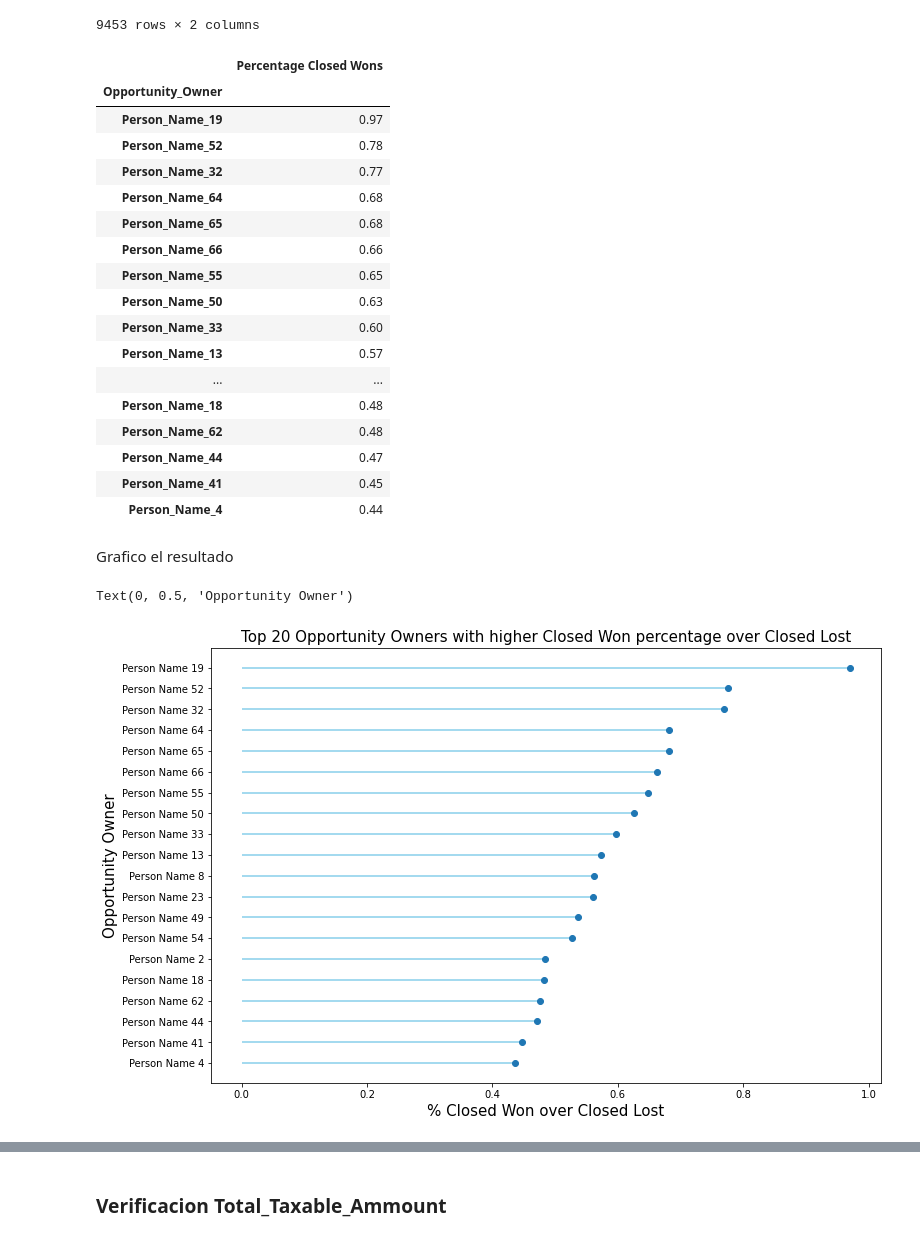
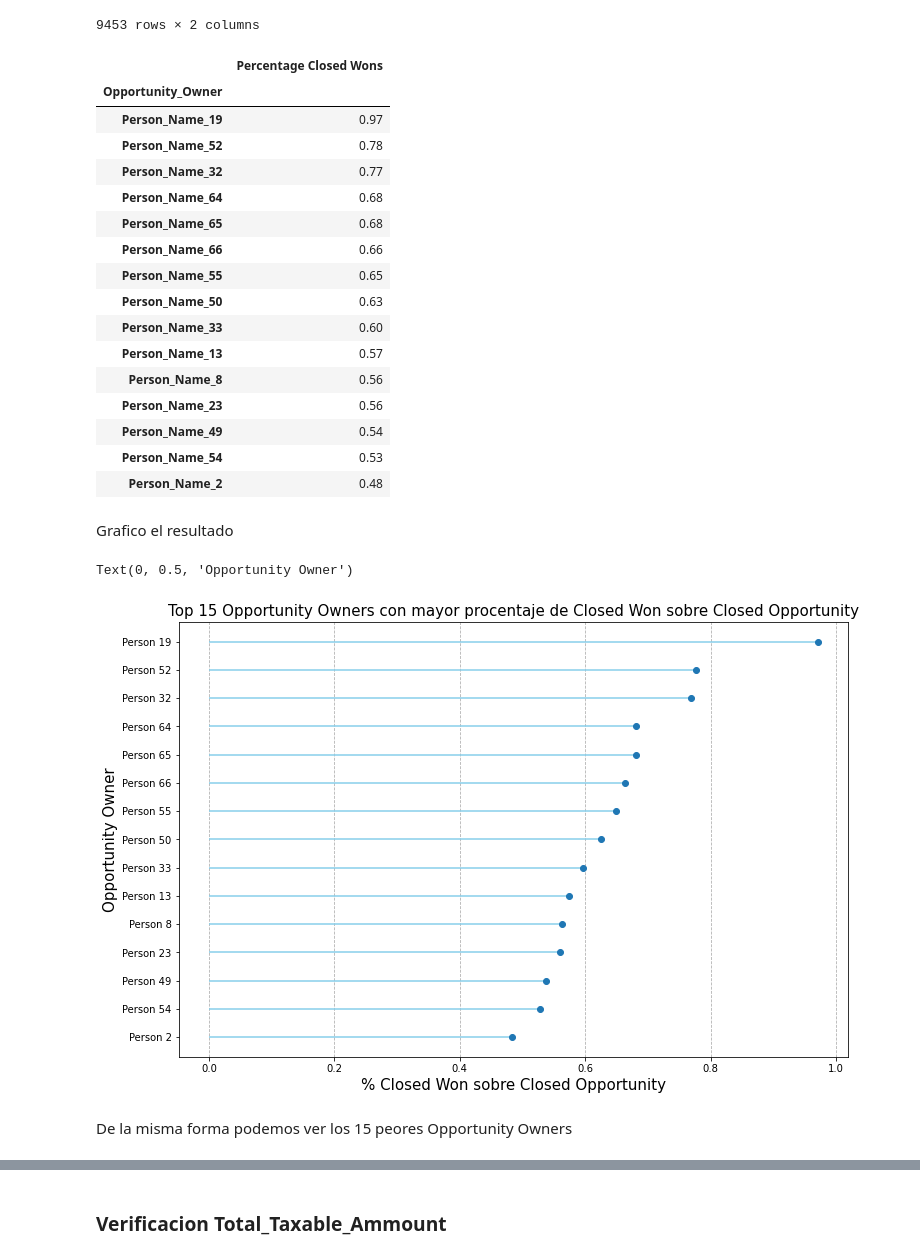
Before and after one commit to joaquinparodi/TP-DATOS, a Jupyter notebook: Analisis/Analisis Nicolas.ipynb, the cells around one changed output, grey strips where cells are left out. Cells and saved outputs as stored; diff of their text form; code cells hidden in the pictures.

```diff
--- a/Analisis/Analisis Nicolas.ipynb
+++ b/Analisis/Analisis Nicolas.ipynb
@@ -215,8 +109,8 @@ df_owners_mean_wins
 | 16946 | 0 | Person_Name_3 |
 9453 rows × 2 columns
 # %%
-df_owners_mean_wins = df_owners_mean_wins.groupby("Opportunity_Owner").agg({"Stage" : "mean"}).dropna()["Stage"].nlargest(20).to_frame().rename(columns = {"Stage": "Percentage Closed Wons"})
-df_owners_mean_wins
+df_owners_top15_best = df_owners_mean_wins.groupby("Opportunity_Owner").agg({"Stage" : "mean"}).dropna()["Stage"].nlargest(15).to_frame().rename(columns = {"Stage": "Percentage Closed Wons"})
+df_owners_top15_best
 # %% [output]
 |  | Percentage Closed Wons |
 | Opportunity_Owner |  |
@@ -230,28 +124,30 @@ df_owners_mean_wins
 | Person_Name_50 | 0.63 |
 | Person_Name_33 | 0.60 |
 | Person_Name_13 | 0.57 |
-| ... | ... |
-| Person_Name_18 | 0.48 |
-| Person_Name_62 | 0.48 |
-| Person_Name_44 | 0.47 |
-| Person_Name_41 | 0.45 |
-| Person_Name_4 | 0.44 |
+| Person_Name_8 | 0.56 |
+| Person_Name_23 | 0.56 |
+| Person_Name_49 | 0.54 |
+| Person_Name_54 | 0.53 |
+| Person_Name_2 | 0.48 |
 # %% [markdown]
 Grafico el resultado
 # %%
-df_owners_mean_wins = df_owners_mean_wins.sort_values("Percentage Closed Wons", ascending = True)
-df_owners_mean_wins.index = df_owners_mean_wins.index.str.replace("_", " ", regex = True)
+df_owners_top15_best = df_owners_top15_best.sort_values("Percentage Closed Wons", ascending = True)
+df_owners_top15_best.index = df_owners_top15_best.index.str.replace("_Name_", " ", regex = True)
 
 plt.subplots(figsize=(12,8))
 
-plt.hlines(y = df_owners_mean_wins.index, xmin = 0, xmax = df_owners_mean_wins['Percentage Closed Wons'], color = 'skyblue')
-plt.plot(df_owners_mean_wins['Percentage Closed Wons'], df_owners_mean_wins.index, "o")
+plt.hlines(y = df_owners_top15_best.index, xmin = 0, xmax = df_owners_top15_best['Percentage Closed Wons'], color = 'skyblue')
+plt.plot(df_owners_top15_best['Percentage Closed Wons'], df_owners_top15_best.index, "o")
 
 # Add titles and axis names
+plt.grid(True, axis = "x", ls = '--')
 plt.yticks(rotation = 0)
-plt.title("Top 20 Opportunity Owners with higher Closed Won percentage over Closed Lost", loc = 'center', fontsize = 15)
-plt.xlabel('% Closed Won over Closed Lost', fontsize = 15)
+plt.title("Top 15 Opportunity Owners con mayor procentaje de Closed Won sobre Closed Opportunity", loc = 'center', fontsize = 15)
+plt.xlabel('% Closed Won sobre Closed Opportunity', fontsize = 15)
 plt.ylabel('Opportunity Owner', fontsize = 15)
 # %% [output]
 Text(0, 0.5, 'Opportunity Owner')
-[figure, old version]
+[figure, new version]
+# %% [markdown]
+De la misma forma podemos ver los 15 peores Opportunity Owners
```
Also changed, not shown: parts of 28 cells of this notebook.
